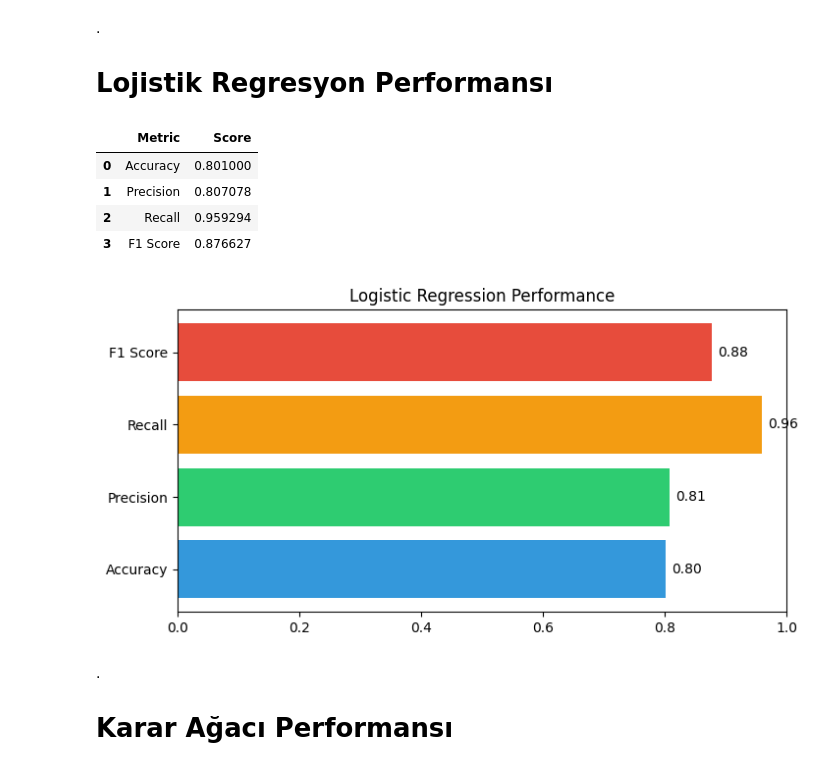
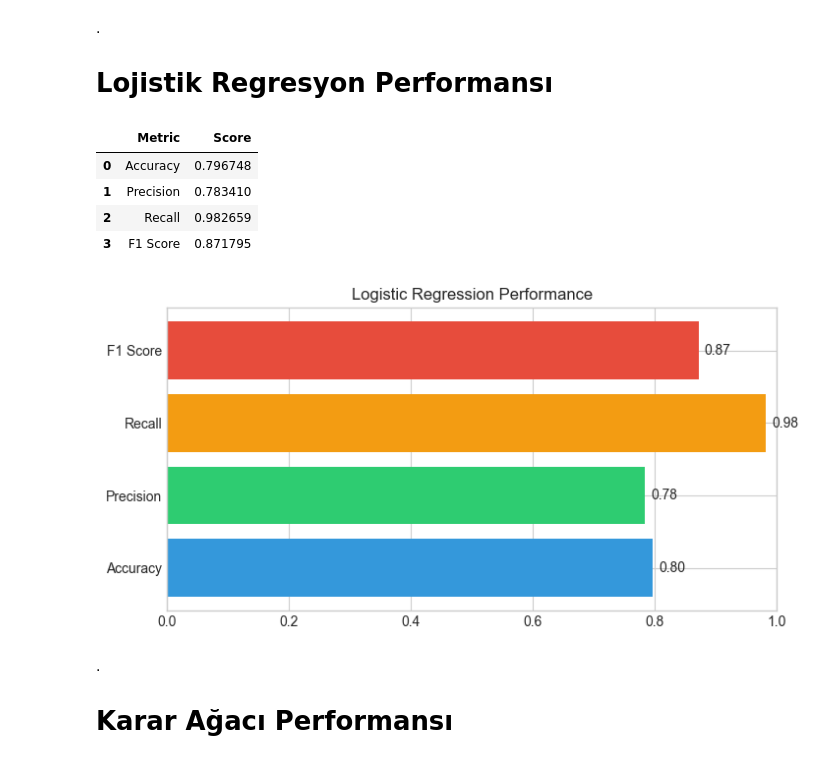
Before and after one commit to ErbolZhanyshov/credit-risk-analysis-system, a Jupyter notebook: notebooks/loan_prediction_analysis.ipynb, the cells around one changed output. Cells and saved outputs as stored; diff of their text form; code cells hidden in the pictures.

```diff
--- a/notebooks/loan_prediction_analysis.ipynb
+++ b/notebooks/loan_prediction_analysis.ipynb
@@ -313,12 +313,13 @@ Talep edilen kredi miktarlarının dağılımı incelenmiştir.
 Bu grafik kredi miktarlarının yoğunlaştığı aralıkları göstermektedir.
 # %%
 # Kategorik değişkenleri sayısala dönüştürme
-
-label_encoder = LabelEncoder()
+encoders = {}
 
 for column in df.columns:
     if df[column].dtype == 'object':
-        df[column] = label_encoder.fit_transform(df[column])
+        le = LabelEncoder()
+        df[column] = le.fit_transform(df[column])
+        encoders[column] = le
 # %% [markdown]
 ## Kategorik Verilerin Sayısallaştırılması
 
@@ -426,43 +609,36 @@ lr_df = pd.DataFrame(
 lr_df
 # %% [output]
 |  | Metric | Score |
-| 0 | Accuracy | 0.801000 |
-| 1 | Precision | 0.807078 |
-| 2 | Recall | 0.959294 |
-| 3 | F1 Score | 0.876627 |
+| 0 | Accuracy | 0.796748 |
+| 1 | Precision | 0.783410 |
+| 2 | Recall | 0.982659 |
+| 3 | F1 Score | 0.871795 |
 # %%
-lr_metrics = {
-    "Accuracy": accuracy_score(y_test, lr_pred),
-    "Precision": precision_score(y_test, lr_pred),
-    "Recall": recall_score(y_test, lr_pred),
-    "F1 Score": f1_score(y_test, lr_pred)
-}
-
 plt.figure(figsize=(8,4))
 
 colors = ["#3498db", "#2ecc71", "#f39c12", "#e74c3c"]
 
 bars = plt.barh(
     list(lr_metrics.keys()),
     list(lr_metrics.values()),
     color=colors
 )
 
 plt.xlim(0,1)
 plt.title("Logistic Regression Performance")
 
 for bar in bars:
     width = bar.get_width()
     plt.text(
         width + 0.01,
         bar.get_y() + bar.get_height()/2,
         f"{width:.2f}",
         va="center"
     )
 
 plt.show()
 # %% [output]
-[figure, old version]
+[figure, new version]
 # %% [markdown]
 
 .
```
Also changed, not shown: parts of 72 cells of this notebook, 12 other files.
